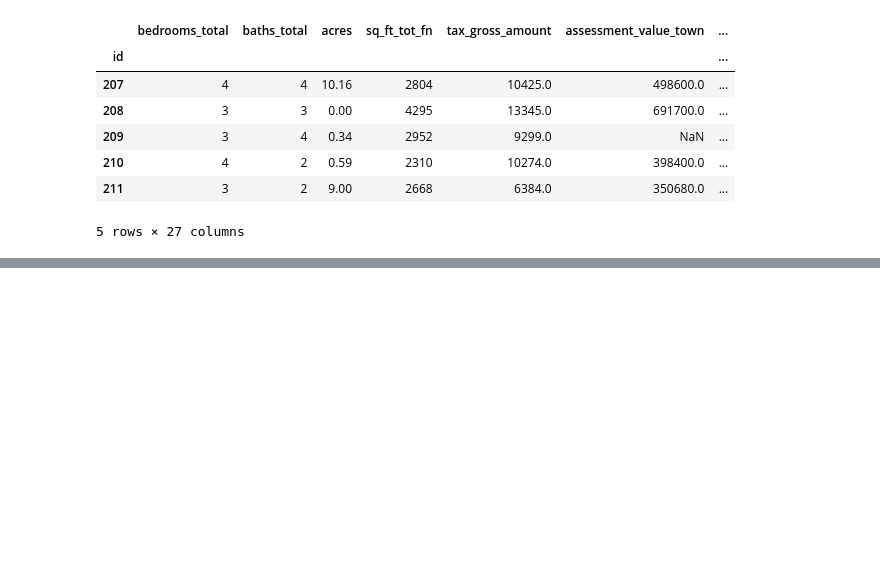
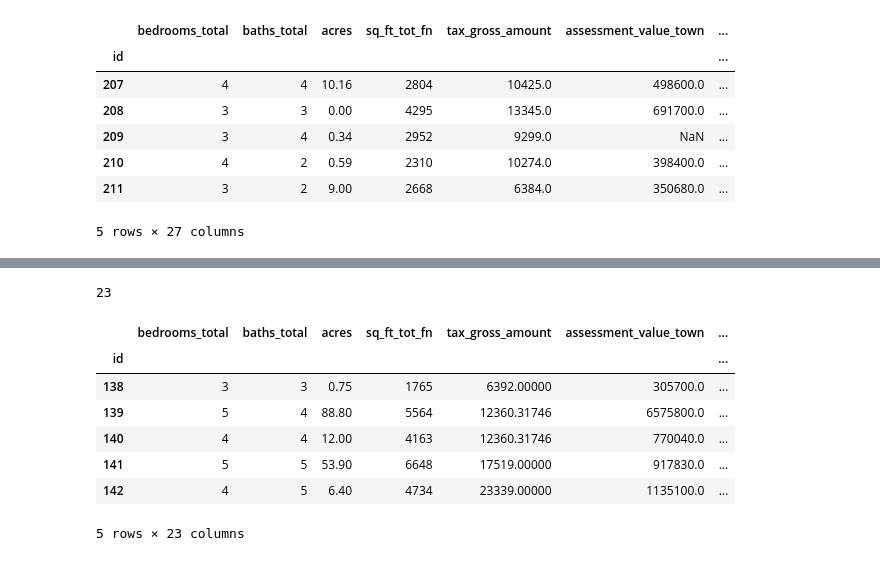
Before and after one commit to minhchan11/GA-Capstone-RealEstate, a Jupyter notebook: notebooks/real-estate-vermont-eda.ipynb, the cells around one changed output, grey strips where cells are left out. Drawn from its saved outputs; the diff is of its cells as text; code cells hidden in the pictures; blank space fills up the shorter version.

```diff
--- a/notebooks/real-estate-vermont-eda.ipynb
+++ b/notebooks/real-estate-vermont-eda.ipynb
@@ -436,3 +478,3 @@ sns.heatmap(df2.isnull(),yticklabels=False,cbar=False,cmap='viridis')
 # %%
 for col in ['acres','garage_capacity',' tax_gross_amount','assessment_value_town']:
-    df2[col] = df2[col].fillna(df2[col].mean())
+    df3[col] = df3[col].fillna(df3[col].mean())
@@ -439 +503,5 @@ for col in ['acres','garage_capacity',' tax_gross_amount','assessment_value_town
+# %%
+len(df2['flood_zone'])
+# %% [output]
+23
 # %%
@@ -444,6 +511,26 @@ df2['flood_zone']= df2['flood_zone'].map({'No':0,'Yes':1,'Unknown':1})
 # df2['basement']= df2['basement'].map({'No':0,'Yes':1})
 # df2['garage']= df2['garage'].map({'No':0,'Yes':1})
 # df2 = pd.concat([df2,city2,covenants2],axis=1)
+# %%
+df3['flood_zone']= df3['flood_zone'].map({'No':0,'Yes':1,'Unknown':1})
+df3['current_use']= df3['current_use'].map({'No':0,'Yes':1,'Unknown':1})
+
+
+# df2 = pd.concat([df2,city2,covenants2],axis=1)
+# %%
+df3['basement']= df3['basement'].map({'No':0,'Yes':1})
+df3['garage']= df3['garage'].map({'No':0,'Yes':1})
+# %%
+df3.head()
+# %% [output]
+|  | bedrooms_total | baths_total | acres | sq_ft_tot_fn | tax_gross_amount | assessment_value_town | ... |
+| id |  |  |  |  |  |  | ... |
+| 138 | 3 | 3 | 0.75 | 1765 | 6392.00000 | 305700.0 | ... |
+| 139 | 5 | 4 | 88.80 | 5564 | 12360.31746 | 6575800.0 | ... |
+| 140 | 4 | 4 | 12.00 | 4163 | 12360.31746 | 770040.0 | ... |
+| 141 | 5 | 5 | 53.90 | 6648 | 17519.00000 | 917830.0 | ... |
+| 142 | 4 | 5 | 6.40 | 4734 | 23339.00000 | 1135100.0 | ... |
+5 rows × 23 columns
 # %%
 X = df2[['bedrooms_total', 'baths_total', 'acres', 'sq_ft_tot_fn',
        ' tax_gross_amount', 'assessment_value_town', 'garage_capacity',
```
Also changed, not shown: parts of 17 cells of this notebook.
